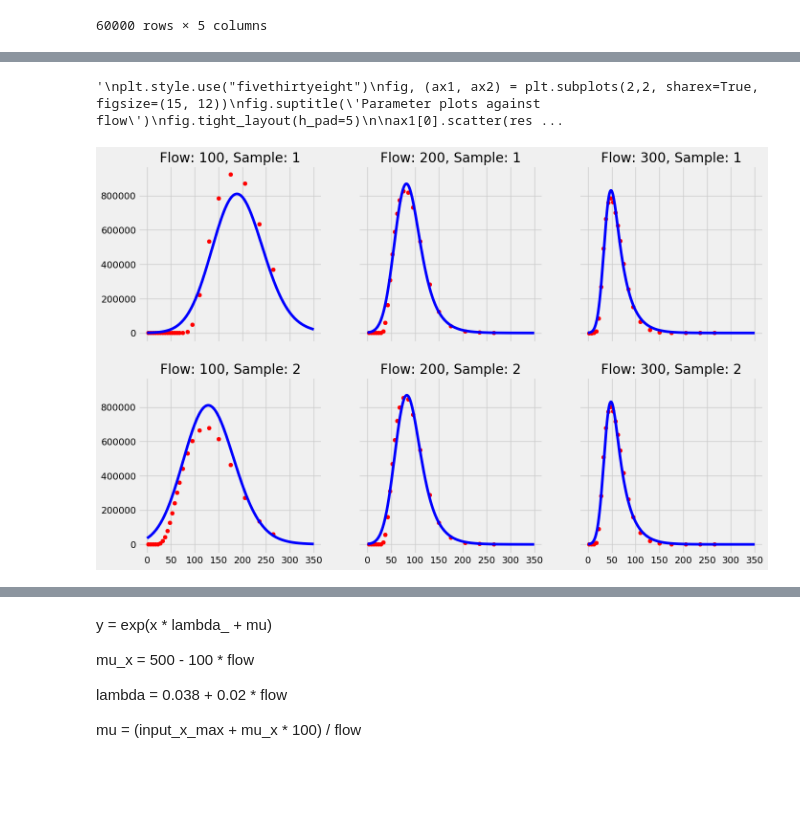
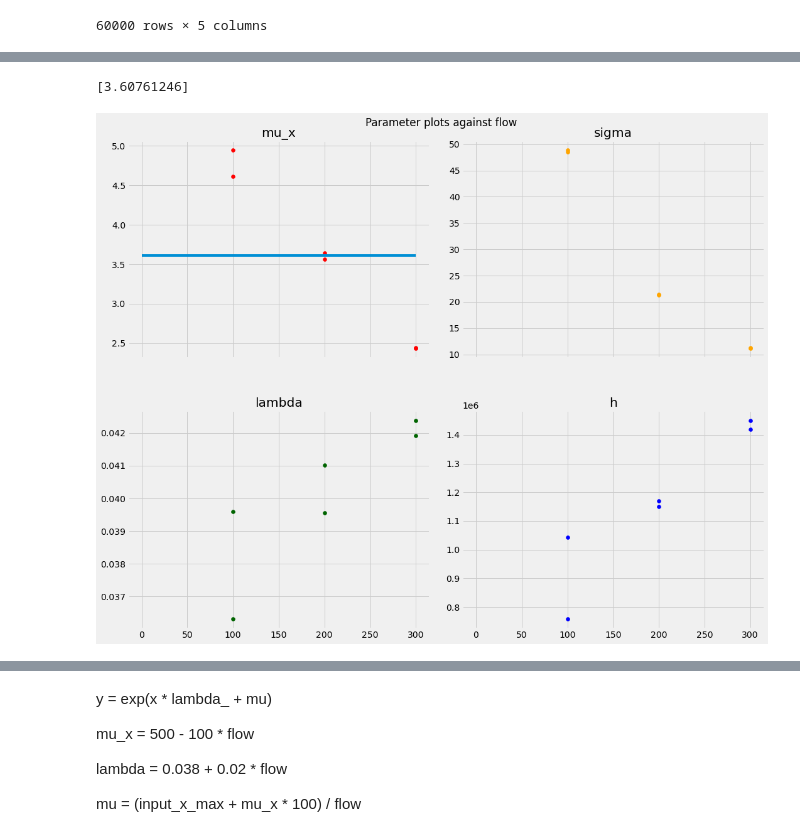
Before and after one commit to MesRot/SMAT_projekti, a Jupyter notebook: src/optimointi_aloitus_v.1.2.ipynb, the cells around one changed output, grey strips where cells are left out. Saved outputs shown, nothing was run; the diff lists cells and outputs as text; code cells hidden in the pictures; blank space fills up the shorter version.

```diff
--- a/src/optimointi_aloitus_v.1.2.ipynb
+++ b/src/optimointi_aloitus_v.1.2.ipynb
@@ -455,52 +449,39 @@ for i, group in results_df.groupby(["sample", "flow"]):
 # %%
-"""
-plt.style.use("fivethirtyeight")
-fig, (ax1, ax2) = plt.subplots(2,2, sharex=True, figsize=(15, 12))
-fig.suptitle('Parameter plots against flow')
-fig.tight_layout(h_pad=5)
+def plot_all_params(results_df, parameter_dict):
+    plt.style.use("fivethirtyeight")
+    fig, (ax1, ax2) = plt.subplots(2,2, sharex=True, figsize=(15, 12))
+    fig.suptitle('Parameter plots against flow')
+    fig.tight_layout(h_pad=5)
 
-ax1[0].scatter(results_df["flow"], results_df["mu_x"], color="red")
-ax1[0].set_title('mu_x')
+    ax1[0].scatter(results_df["flow"], results_df["mu_x"], color="red")
+    ax1[0].set_title('mu_x')
 
-ax1[1].scatter(results_df["flow"], results_df["sigma"], color="orange")
-ax1[1].set_title('sigma')
+    ax1[1].scatter(results_df["flow"], results_df["sigma"], color="orange")
+    ax1[1].set_title('sigma')
 
-ax2[0].scatter(results_df["flow"], results_df["lambda_"], color="darkgreen")
-ax2[0].set_title('lambda')
+    ax2[0].scatter(results_df["flow"], results_df["lambda_"], color="darkgreen")
+    ax2[0].set_title('lambda')
 
-ax2[1].scatter(results_df["flow"], results_df["h"], color="blue")
-ax2[1].set_title('h')
-"""
+    ax2[1].scatter(results_df["flow"], results_df["h"], color="blue")
+    ax2[1].set_title('h')
 
-plot_all_params(results_df)
+    if parameter_dict:
+        mu_x_coefficients, sigma_coefficients, lambda_coefficients, h_coefficients = get_model_params(300, results_df, parameter_dict)
+
+        print(mu_x_coefficients["mu_x_coefficients"])
+
+        func = np.poly1d(mu_x_coefficients["mu_x_coefficients"])
+        x_range = np.linspace(0, 300)
+        y_values = func(x_range)
+
+        ax1[0].plot(x_range, y_values)
+
+
+
+
+plot_all_params(results_df, parameter_dict)
 
 #plt.scatter(results_df["flow"], results_df["h"])
 # %% [output]
-'\nplt.style.use("fivethirtyeight")\nfig, (ax1, ax2) = plt.subplots(2,2, sharex=True, figsize=(15, 12))\nfig.suptitle(\'Parameter plots against flow\')\nfig.tight_layout(h_pad=5)\n\nax1[0].scatter(res ...
+[3.60761246]
+[figure, added]
-# %%
-def plot_against_predictions_all(results_df, df, param_dict, save=False):
-    x_range = np.linspace(0, 350, 700)
-    plt.style.use('fivethirtyeight')
-    fig, ax = plt.subplots(2, 3, figsize=(15, 10), sharex=True, sharey=True, num="bmh")
-    for i, group in df.groupby(["flow", "sample"]):
-        flow, sample = i
-        row, column = sample - 1, int(flow / 100 - 1)
-        mu_x, sigma, lambda_, h = get_model_params(flow=flow, results_df = results_df, parameter_dict=param_dict)
-        r2 = get_r2(group, [mu_x["mu_x"], sigma["sigma"], lambda_["lambda_"], h["h"]])
-        mu = (group["input_x_max"] + mu_x["mu_x"] * 1000 / flow).iloc[0]
-        emg_vals = EMG(x_range, mu, sigma["sigma"], lambda_["lambda_"], h["h"])
-        ax[row, column].title.set_text(f"Flow: {flow}, Sample: {sample}")
-        ax[row, column].scatter(group["midpoint"], group["tissue"], color="r")
-        ax[row, column].plot(x_range, emg_vals, color="b")
-    if save:
-        fig.savefig("all_predictions.jpg")
-    plt.style.use("default")
-param_dict = {
-    "mu_x_count": 1,
-    "sigma_count": 2,
-    "lambda_count": 1,
-    "h_count": 1
-}
-plot_against_predictions_all(results_df, df, param_dict)
-# %% [output]
-[figure, removed]
```
Also changed, not shown: parts of 21 cells of this notebook, 1 other file.
